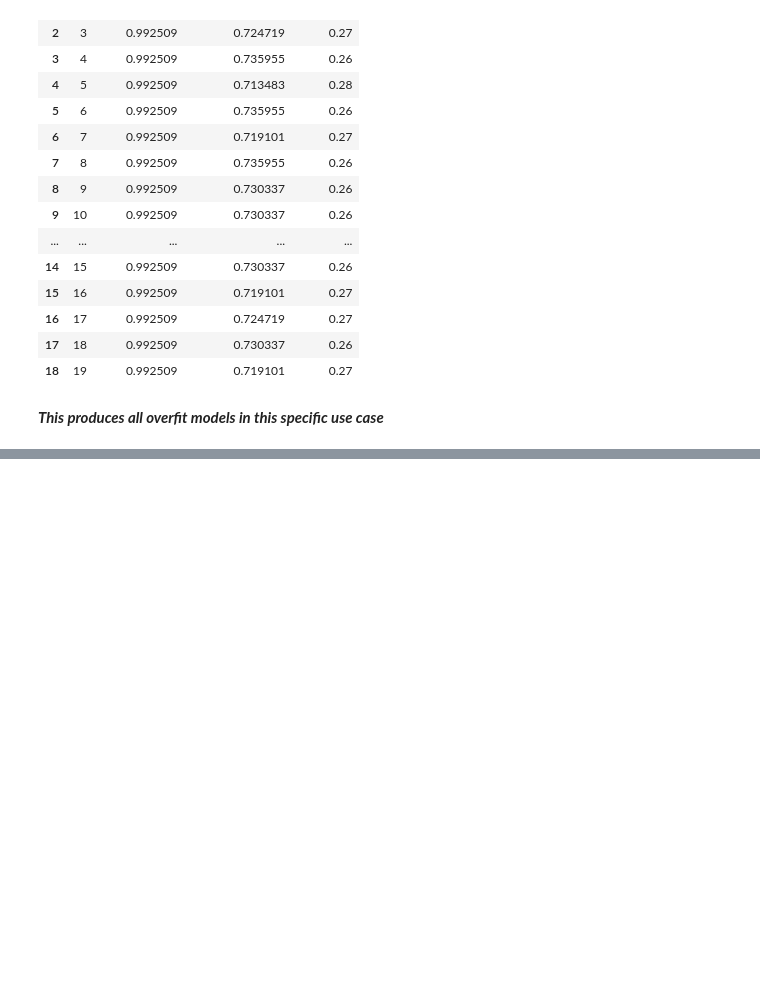
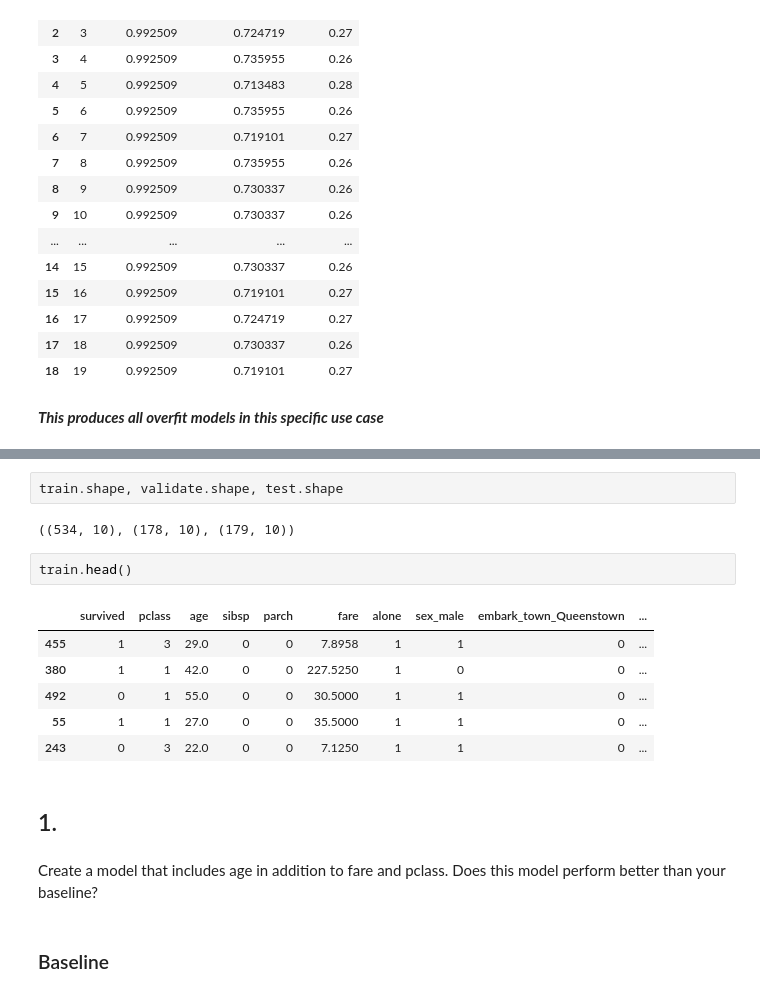
Before and after one commit to adam-talbot/classification-exercises, a Jupyter notebook: model.ipynb, the cells around one changed output, grey strips where cells are left out. Cells and saved outputs as stored; diff of their text form; blank space fills up the shorter version.

```diff
--- a/model.ipynb
+++ b/model.ipynb
@@ -2656,0 +2665,19 @@ results
+# %%
+train.shape, validate.shape, test.shape
+# %% [output]
+((534, 10), (178, 10), (179, 10))
+# %%
+train.head()
+# %% [output]
+|  | survived | pclass | age | sibsp | parch | fare | alone | sex_male | embark_town_Queenstown | ... |
+| 455 | 1 | 3 | 29.0 | 0 | 0 | 7.8958 | 1 | 1 | 0 | ... |
+| 380 | 1 | 1 | 42.0 | 0 | 0 | 227.5250 | 1 | 0 | 0 | ... |
+| 492 | 0 | 1 | 55.0 | 0 | 0 | 30.5000 | 1 | 1 | 0 | ... |
+| 55 | 1 | 1 | 27.0 | 0 | 0 | 35.5000 | 1 | 1 | 0 | ... |
+| 243 | 0 | 3 | 22.0 | 0 | 0 | 7.1250 | 1 | 1 | 0 | ... |
+# %% [markdown]
+## 1.
+# %% [markdown]
+Create a model that includes age in addition to fare and pclass. Does this model perform better than your baseline?
+# %% [markdown]
+### Baseline
```
Also changed, not shown: parts of 155 cells of this notebook.
